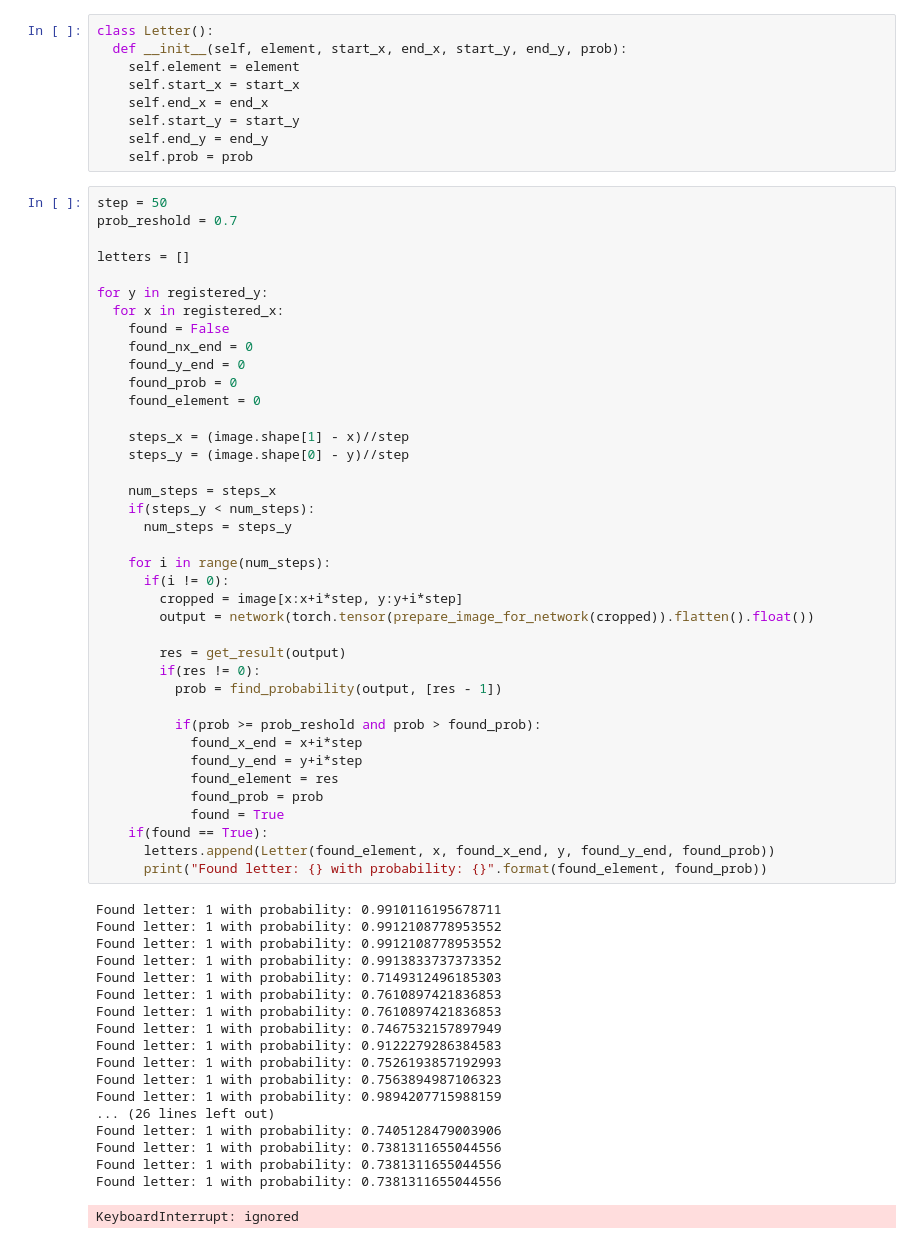
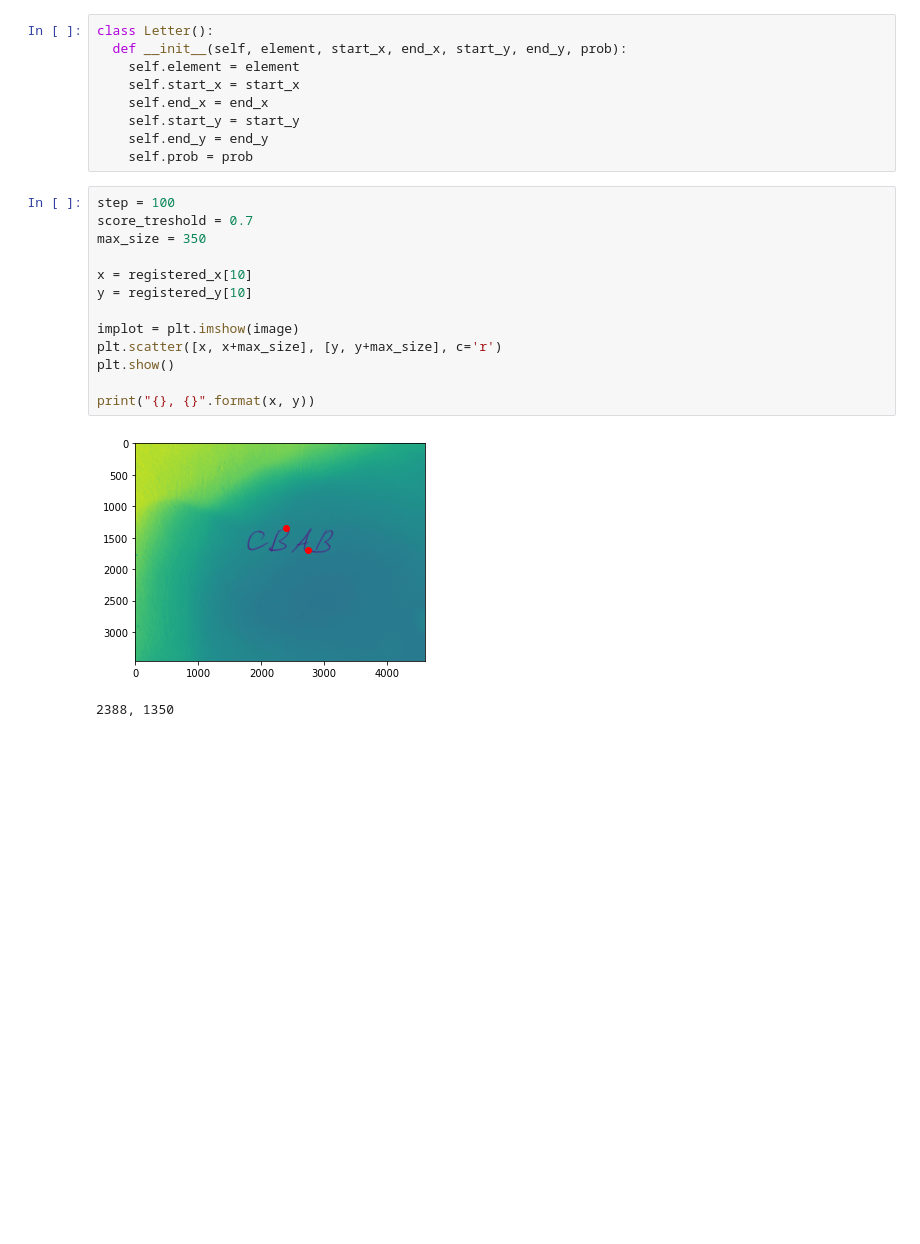
Before and after one commit to PauliusMilmantas/Lithuanian_OCR, a Jupyter notebook: Code/Detection.ipynb, the cells around one changed output. Saved outputs shown, nothing was run; the diff lists cells and outputs as text; blank space fills up the shorter version.

```diff
--- a/Code/Detection.ipynb
+++ b/Code/Detection.ipynb
@@ -158,63 +161,21 @@ class Letter():
     self.start_y = start_y
     self.end_y = end_y
     self.prob = prob
-# %%
-step = 50
-prob_reshold = 0.7
-
-letters = []
-
-for y in registered_y:
-  for x in registered_x:
-    found = False
-    found_nx_end = 0
-    found_y_end = 0
-    found_prob = 0
-    found_element = 0
-
-    steps_x = (image.shape[1] - x)//step
-    steps_y = (image.shape[0] - y)//step
-
-    num_steps = steps_x
-    if(steps_y < num_steps):
-      num_steps = steps_y
-
-    for i in range(num_steps):
-      if(i != 0):
-        cropped = image[x:x+i*step, y:y+i*step]
-        output = network(torch.tensor(prepare_image_for_network(cropped)).flatten().float())
-
-        res = get_result(output)
-        if(res != 0):
-          prob = find_probability(output, [res - 1])
-
-          if(prob >= prob_reshold and prob > found_prob):
-            found_x_end = x+i*step
-            found_y_end = y+i*step
-            found_element = res
-            found_prob = prob
-            found = True
-    if(found == True):
-      letters.append(Letter(found_element, x, found_x_end, y, found_y_end, found_prob))
-      print("Found letter: {} with probability: {}".format(found_element, found_prob))
-# %% [output]
-Found letter: 1 with probability: 0.9910116195678711
-Found letter: 1 with probability: 0.9912108778953552
-Found letter: 1 with probability: 0.9912108778953552
-Found letter: 1 with probability: 0.9913833737373352
-Found letter: 1 with probability: 0.7149312496185303
-Found letter: 1 with probability: 0.7610897421836853
-Found letter: 1 with probability: 0.7610897421836853
-Found letter: 1 with probability: 0.7467532157897949
-Found letter: 1 with probability: 0.9122279286384583
-Found letter: 1 with probability: 0.7526193857192993
-Found letter: 1 with probability: 0.7563894987106323
-Found letter: 1 with probability: 0.9894207715988159
-... (26 lines left out)
-Found letter: 1 with probability: 0.7405128479003906
-Found letter: 1 with probability: 0.7381311655044556
-Found letter: 1 with probability: 0.7381311655044556
-Found letter: 1 with probability: 0.7381311655044556
-KeyboardInterrupt: ignored
+# %%
+step = 100
+score_treshold = 0.7
+max_size = 350
+
+x = registered_x[10]
+y = registered_y[10]
+
+implot = plt.imshow(image)
+plt.scatter([x, x+max_size], [y, y+max_size], c='r')
+plt.show()
+
+print("{}, {}".format(x, y))
+# %% [output]
+[figure, added]
+2388, 1350
 # %%
 print(len(letters))
```
Also changed, not shown: parts of 4 cells of this notebook.
